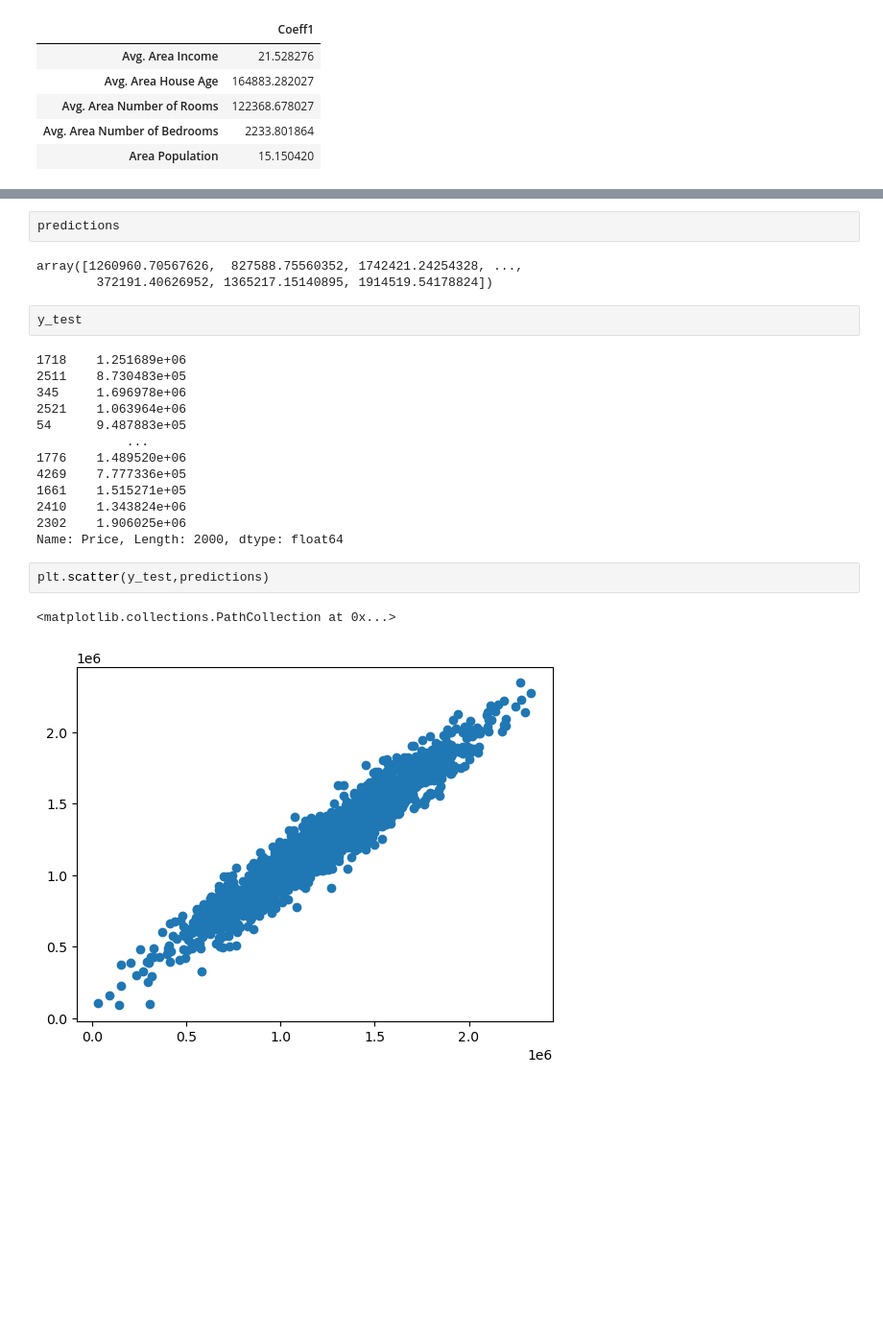
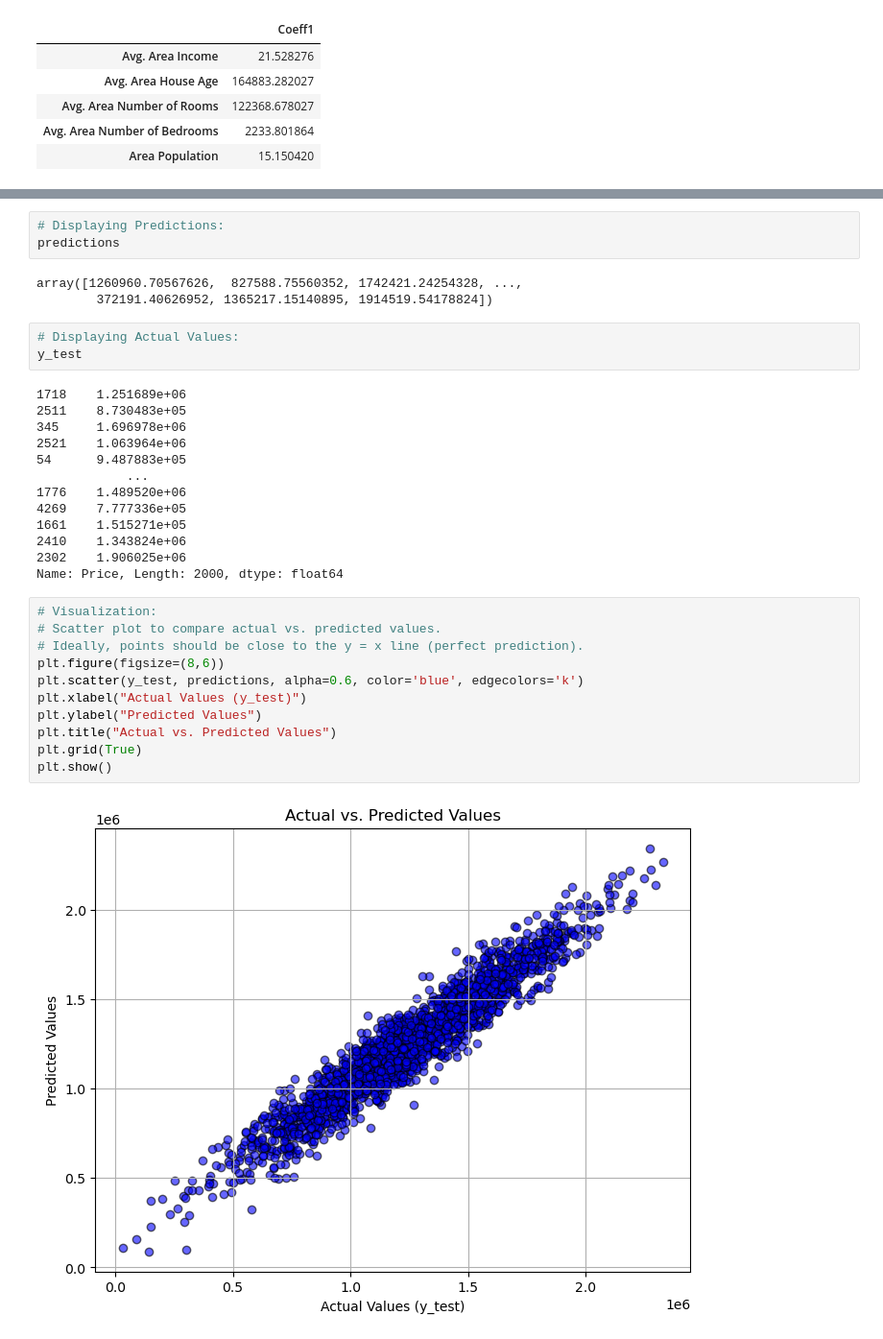
Before and after one commit to StardustApp1/Python_ML_LinearRegression, a Jupyter notebook: LinearRegression_1.ipynb, the cells around one changed output, grey strips where cells are left out. Shown at 96% size. Cells and saved outputs as stored; diff of their text form; blank space fills up the shorter version.

```diff
--- a/LinearRegression_1.ipynb
+++ b/LinearRegression_1.ipynb
@@ -152,10 +179,12 @@ cdf
 predictions = lm.predict(X_test)
 # %%
+# Displaying Predictions:
 predictions
 # %% [output]
 array([1260960.70567626,  827588.75560352, 1742421.24254328, ...,
         372191.40626952, 1365217.15140895, 1914519.54178824])
 # %%
+# Displaying Actual Values:
 y_test
 # %% [output]
 1718    1.251689e+06
@@ -171,7 +200,15 @@ y_test
 2302    1.906025e+06
 Name: Price, Length: 2000, dtype: float64
 # %%
-plt.scatter(y_test,predictions)
+# Visualization:
+# Scatter plot to compare actual vs. predicted values.
+# Ideally, points should be close to the y = x line (perfect prediction).
+plt.figure(figsize=(8,6))
+plt.scatter(y_test, predictions, alpha=0.6, color='blue', edgecolors='k')
+plt.xlabel("Actual Values (y_test)")
+plt.ylabel("Predicted Values")
+plt.title("Actual vs. Predicted Values")
+plt.grid(True)
+plt.show()
 # %% [output]
-<matplotlib.collections.PathCollection at 0x...>
-[figure, old version]
+[figure, new version]
```
Also changed, not shown: parts of 29 cells of this notebook.
